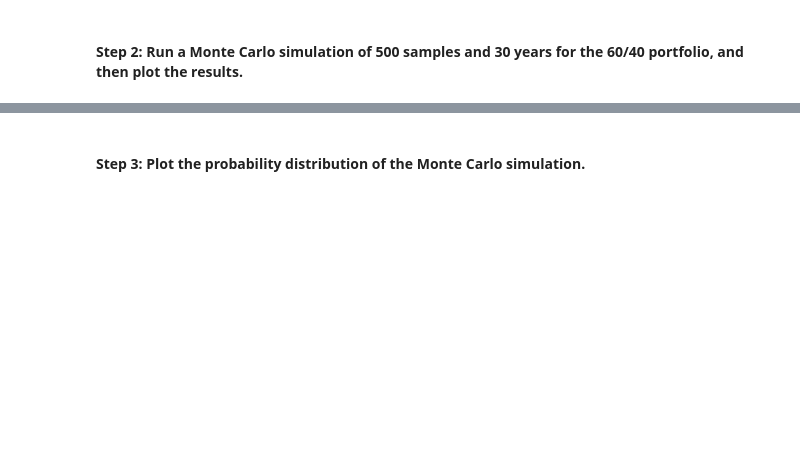
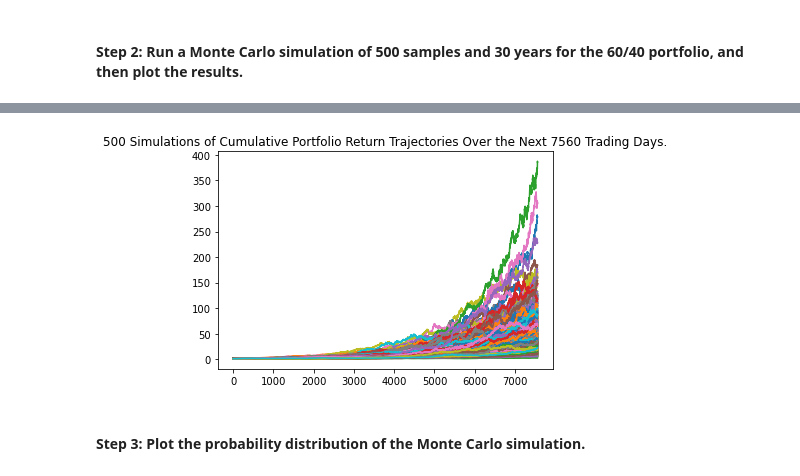
Before and after one commit to nmendelow/bootcamp_challenge_5, a Jupyter notebook: financial_planning_tools.ipynb, the cells around one changed output, grey strips where cells are left out. Saved outputs shown, nothing was run; the diff lists cells and outputs as text; code cells hidden in the pictures; blank space fills up the shorter version.

Commit message:
Final push, Completed step 2 which ran the Monte Carlo simulations on 2 different portfolio compositions over 2 time horizons (30 years vs. 10 Years). Also updated the Readme file.

```diff
--- a/financial_planning_tools.ipynb
+++ b/financial_planning_tools.ipynb
@@ -420,19 +420,26 @@ In this section, you’ll use the MCForecastTools library to create a Monte Carl
 # %%
 # Set start and end dates of 3 years back from your current date
 # Alternatively, you can use an end date of 2020-08-07 and work 3 years back from that date
+start_date = pd.Timestamp("2019-01-28", tz="America/New_York").isoformat()
 # YOUR CODE HERE
-# YOUR CODE HERE
-
+end_date = pd.Timestamp("2022-01-28", tz="America/New_York").isoformat()
 # Set number of rows to 1000 to retrieve the maximum amount of rows
-# YOUR CODE HERE
+limit_rows = 1000
 # %%
 # Use the Alpaca get_barset function to make the API call to get the 3 years worth of pricing data
 # The tickers and timeframe parameters should have been set in Part 1 of this activity
 # The start and end dates should be updated with the information set above
 # Remember to add the df property to the end of the call so the response is returned as a DataFrame
-# YOUR CODE HERE
+portfolio_df = alpaca.get_barset(
+    tickers,
+    timeframe,
+    start = start_date,
+    end = end_date,
+    limit = limit_rows
+).df
 
 
 # Display both the first and last five rows of the DataFrame
+display(portfolio_df.head())
 # YOUR CODE HERE
-# YOUR CODE HERE
+display(portfolio_df.tail())
@@ -442,7 +466,11 @@ In this section, you’ll use the MCForecastTools library to create a Monte Carl
 # Configure the Monte Carlo simulation to forecast 30 years cumulative returns
 # The weights should be split 40% to AGG and 60% to SPY.
 # Run 500 samples.
-# YOUR CODE HERE
-
+MC_thirty_year = MCSimulation(
+    portfolio_data = portfolio_df,
+    weights = [.40, .60],
+    num_simulation = 500,
+    num_trading_days = 252*30
+)
 # Review the simulation input data
-# YOUR CODE HERE
+MC_thirty_year.portfolio_data.head()
@@ -452,7 +531,11 @@ In this section, you’ll use the MCForecastTools library to create a Monte Carl
 # %%
 # Visualize the 30-year Monte Carlo simulation by creating an
 # overlay line plot
-# YOUR CODE HERE
+MC_sim_line_plot = MC_thirty_year.plot_simulation()
+#saving a copy of the plot for future use
+MC_sim_line_plot.get_figure().savefig("MC_thirty_year_sim_plot.png", bbox_inches="tight")
+# %% [output]
+[figure, added]
 # %% [markdown]
 #### Step 3: Plot the probability distribution of the Monte Carlo simulation.
 # %%
```
Also changed, not shown: parts of 34 cells of this notebook, 8 other files.
